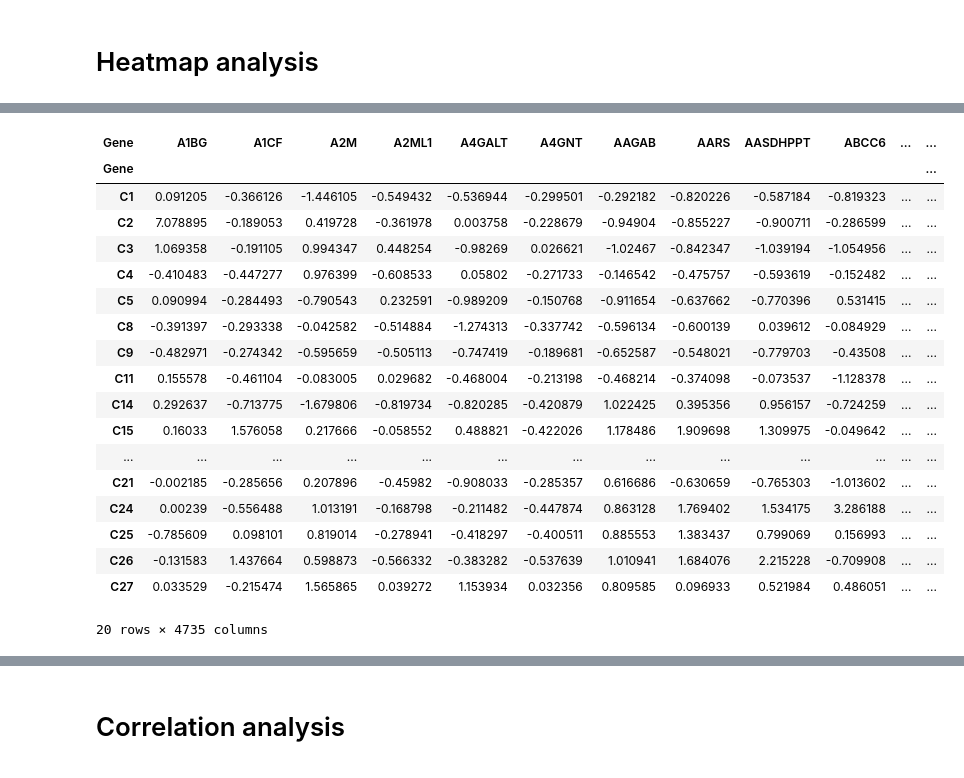
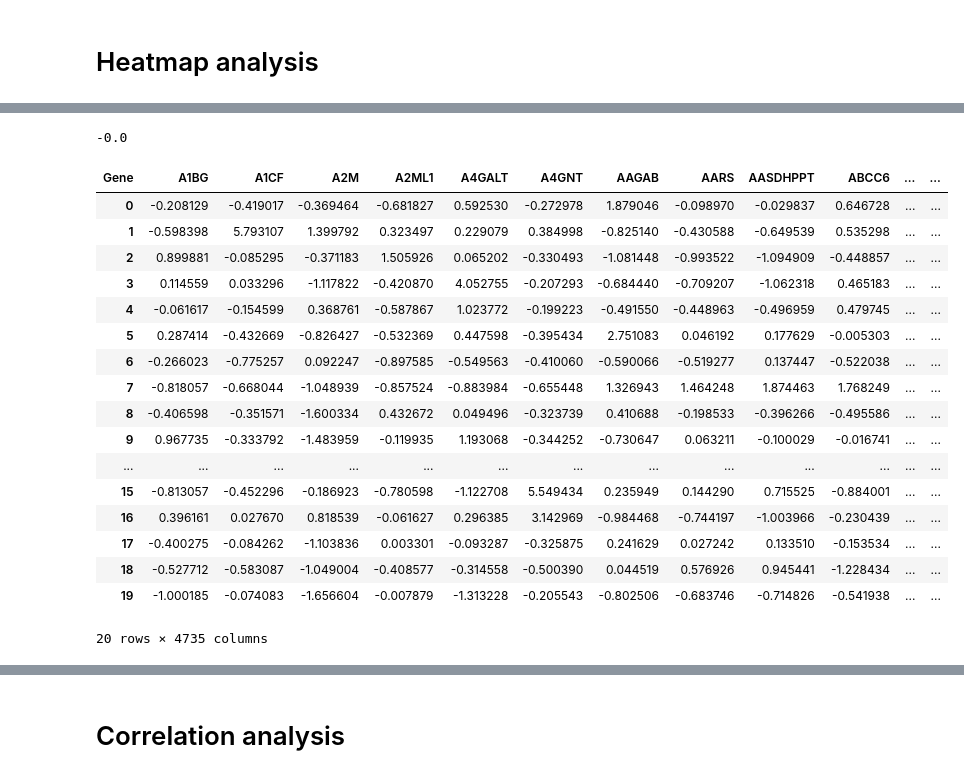
Before and after one commit to briantruan/ns4300-mecfs, a Jupyter notebook: final_project.ipynb, the cells around one changed output, grey strips where cells are left out. Saved outputs shown, nothing was run; the diff lists cells and outputs as text; code cells hidden in the pictures.

```diff
--- a/final_project.ipynb
+++ b/final_project.ipynb
@@ -176,25 +240,30 @@ print(len(minus_log10_p_value))
-# %%
-control_df
-# %% [output]
-| Gene | A1BG | A1CF | A2M | A2ML1 | A4GALT | A4GNT | AAGAB | AARS | AASDHPPT | ABCC6 | ... | ... |
-| Gene |  |  |  |  |  |  |  |  |  |  |  | ... |
-| C1 | 0.091205 | -0.366126 | -1.446105 | -0.549432 | -0.536944 | -0.299501 | -0.292182 | -0.820226 | -0.587184 | -0.819323 | ... | ... |
-| C2 | 7.078895 | -0.189053 | 0.419728 | -0.361978 | 0.003758 | -0.228679 | -0.94904 | -0.855227 | -0.900711 | -0.286599 | ... | ... |
-| C3 | 1.069358 | -0.191105 | 0.994347 | 0.448254 | -0.98269 | 0.026621 | -1.02467 | -0.842347 | -1.039194 | -1.054956 | ... | ... |
-| C4 | -0.410483 | -0.447277 | 0.976399 | -0.608533 | 0.05802 | -0.271733 | -0.146542 | -0.475757 | -0.593619 | -0.152482 | ... | ... |
-| C5 | 0.090994 | -0.284493 | -0.790543 | 0.232591 | -0.989209 | -0.150768 | -0.911654 | -0.637662 | -0.770396 | 0.531415 | ... | ... |
-| C8 | -0.391397 | -0.293338 | -0.042582 | -0.514884 | -1.274313 | -0.337742 | -0.596134 | -0.600139 | 0.039612 | -0.084929 | ... | ... |
-| C9 | -0.482971 | -0.274342 | -0.595659 | -0.505113 | -0.747419 | -0.189681 | -0.652587 | -0.548021 | -0.779703 | -0.43508 | ... | ... |
-| C11 | 0.155578 | -0.461104 | -0.083005 | 0.029682 | -0.468004 | -0.213198 | -0.468214 | -0.374098 | -0.073537 | -1.128378 | ... | ... |
-| C14 | 0.292637 | -0.713775 | -1.679806 | -0.819734 | -0.820285 | -0.420879 | 1.022425 | 0.395356 | 0.956157 | -0.724259 | ... | ... |
-| C15 | 0.16033 | 1.576058 | 0.217666 | -0.058552 | 0.488821 | -0.422026 | 1.178486 | 1.909698 | 1.309975 | -0.049642 | ... | ... |
-| ... | ... | ... | ... | ... | ... | ... | ... | ... | ... | ... | ... | ... |
-| C21 | -0.002185 | -0.285656 | 0.207896 | -0.45982 | -0.908033 | -0.285357 | 0.616686 | -0.630659 | -0.765303 | -1.013602 | ... | ... |
-| C24 | 0.00239 | -0.556488 | 1.013191 | -0.168798 | -0.211482 | -0.447874 | 0.863128 | 1.769402 | 1.534175 | 3.286188 | ... | ... |
-| C25 | -0.785609 | 0.098101 | 0.819014 | -0.278941 | -0.418297 | -0.400511 | 0.885553 | 1.383437 | 0.799069 | 0.156993 | ... | ... |
-| C26 | -0.131583 | 1.437664 | 0.598873 | -0.566332 | -0.383282 | -0.537639 | 1.010941 | 1.684076 | 2.215228 | -0.709908 | ... | ... |
-| C27 | 0.033529 | -0.215474 | 1.565865 | 0.039272 | 1.153934 | 0.032356 | 0.809585 | 0.096933 | 0.521984 | 0.486051 | ... | ... |
-20 rows × 4735 columns
+# %%
+#range of minus_log10_p_value
+(min(minus_log10_p_value))
+(max(minus_log10_p_value))
+# %% [output]
+-0.0
+# %%
+patient_df
+# %% [output]
+| Gene | A1BG | A1CF | A2M | A2ML1 | A4GALT | A4GNT | AAGAB | AARS | AASDHPPT | ABCC6 | ... | ... |
+| 0 | -0.208129 | -0.419017 | -0.369464 | -0.681827 | 0.592530 | -0.272978 | 1.879046 | -0.098970 | -0.029837 | 0.646728 | ... | ... |
+| 1 | -0.598398 | 5.793107 | 1.399792 | 0.323497 | 0.229079 | 0.384998 | -0.825140 | -0.430588 | -0.649539 | 0.535298 | ... | ... |
+| 2 | 0.899881 | -0.085295 | -0.371183 | 1.505926 | 0.065202 | -0.330493 | -1.081448 | -0.993522 | -1.094909 | -0.448857 | ... | ... |
+| 3 | 0.114559 | 0.033296 | -1.117822 | -0.420870 | 4.052755 | -0.207293 | -0.684440 | -0.709207 | -1.062318 | 0.465183 | ... | ... |
+| 4 | -0.061617 | -0.154599 | 0.368761 | -0.587867 | 1.023772 | -0.199223 | -0.491550 | -0.448963 | -0.496959 | 0.479745 | ... | ... |
+| 5 | 0.287414 | -0.432669 | -0.826427 | -0.532369 | 0.447598 | -0.395434 | 2.751083 | 0.046192 | 0.177629 | -0.005303 | ... | ... |
+| 6 | -0.266023 | -0.775257 | 0.092247 | -0.897585 | -0.549563 | -0.410060 | -0.590066 | -0.519277 | 0.137447 | -0.522038 | ... | ... |
+| 7 | -0.818057 | -0.668044 | -1.048939 | -0.857524 | -0.883984 | -0.655448 | 1.326943 | 1.464248 | 1.874463 | 1.768249 | ... | ... |
+| 8 | -0.406598 | -0.351571 | -1.600334 | 0.432672 | 0.049496 | -0.323739 | 0.410688 | -0.198533 | -0.396266 | -0.495586 | ... | ... |
+| 9 | 0.967735 | -0.333792 | -1.483959 | -0.119935 | 1.193068 | -0.344252 | -0.730647 | 0.063211 | -0.100029 | -0.016741 | ... | ... |
+| ... | ... | ... | ... | ... | ... | ... | ... | ... | ... | ... | ... | ... |
+| 15 | -0.813057 | -0.452296 | -0.186923 | -0.780598 | -1.122708 | 5.549434 | 0.235949 | 0.144290 | 0.715525 | -0.884001 | ... | ... |
+| 16 | 0.396161 | 0.027670 | 0.818539 | -0.061627 | 0.296385 | 3.142969 | -0.984468 | -0.744197 | -1.003966 | -0.230439 | ... | ... |
+| 17 | -0.400275 | -0.084262 | -1.103836 | 0.003301 | -0.093287 | -0.325875 | 0.241629 | 0.027242 | 0.133510 | -0.153534 | ... | ... |
+| 18 | -0.527712 | -0.583087 | -1.049004 | -0.408577 | -0.314558 | -0.500390 | 0.044519 | 0.576926 | 0.945441 | -1.228434 | ... | ... |
+| 19 | -1.000185 | -0.074083 | -1.656604 | -0.007879 | -1.313228 | -0.205543 | -0.802506 | -0.683746 | -0.714826 | -0.541938 | ... | ... |
+20 rows × 4735 columns
 # %%
 df_copy.columns
 # %% [output]
```
Also changed, not shown: parts of 11 cells of this notebook.
